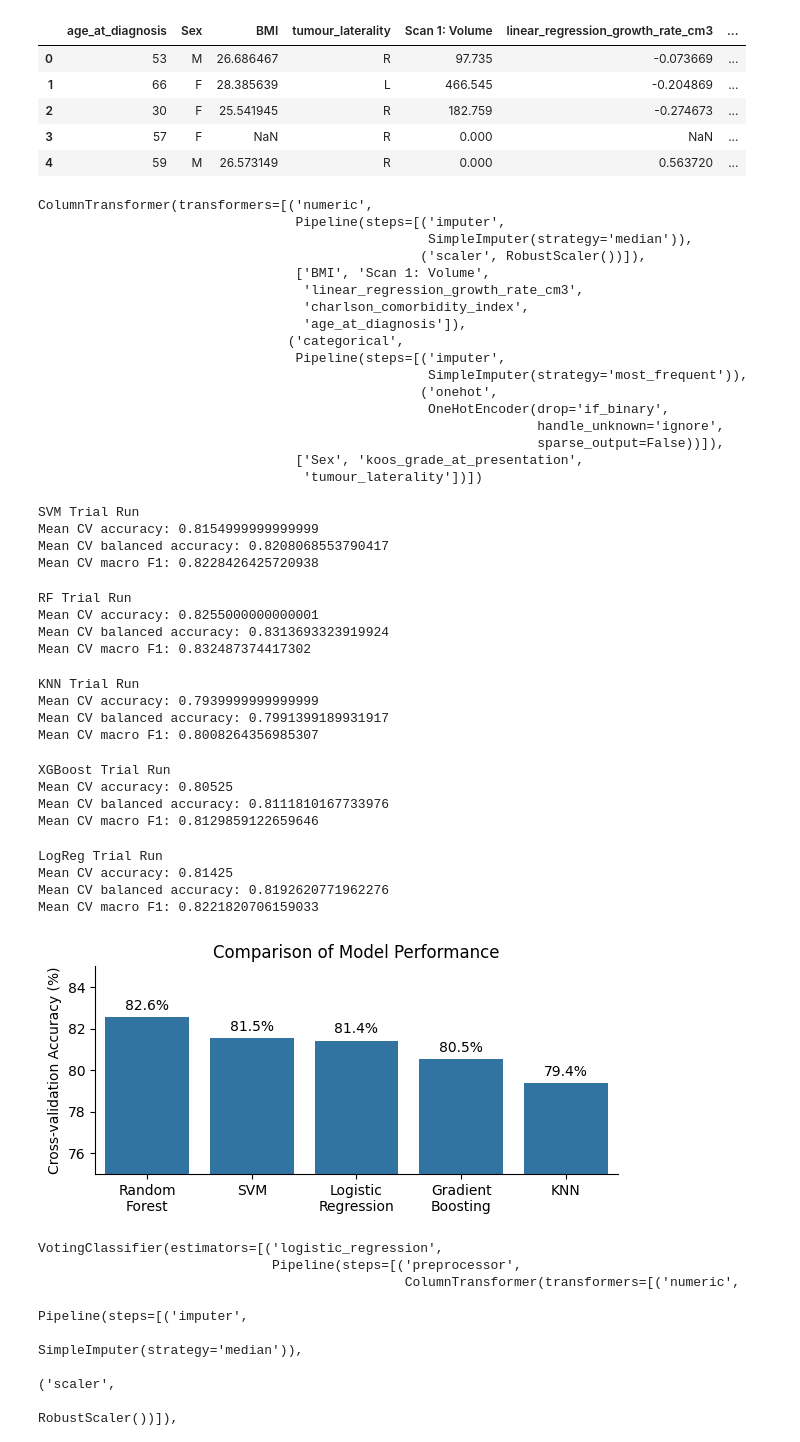
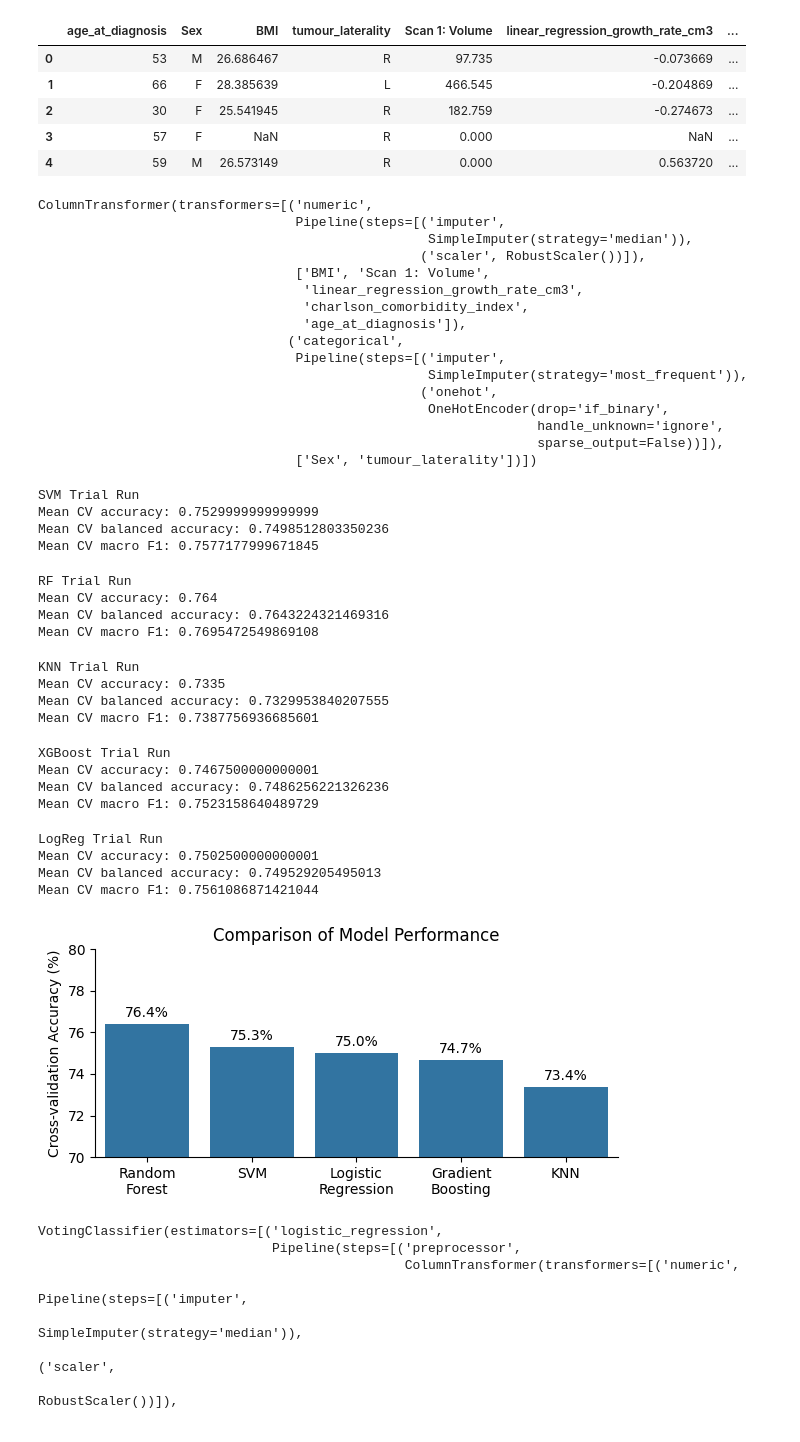
Before and after one commit to simonwilliams32/MRI_project, a Jupyter notebook: notebooks/SW_predicting_management_ensemble_pipeline.ipynb, the cells around one changed output. Cells and saved outputs as stored; diff of their text form; code cells hidden in the pictures.

Commit message:
updated API for tabular data

```diff
--- a/notebooks/SW_predicting_management_ensemble_pipeline.ipynb
+++ b/notebooks/SW_predicting_management_ensemble_pipeline.ipynb
@@ -35,13 +35,13 @@ data.head()
 | 4 | 59 | M | 26.573149 | R | 0.000 | 0.563720 | ... |
 # %%
 #Train test split
-X = data.drop(columns=["Management"])
+X = data[['BMI', 'tumour_laterality', 'age_at_diagnosis', 'Sex', 'Scan 1: Volume', 'linear_regression_growth_rate_cm3', 'charlson_comorbidity_index']]
 y = data["Management"]
 X_train, X_test, y_train, y_test = train_test_split(X, y, test_size=0.2, random_state=42)
 # %%
 #BASELINE PREPROC PIPELINE
 numeric_cols = ["BMI", "Scan 1: Volume", "linear_regression_growth_rate_cm3", "charlson_comorbidity_index", "age_at_diagnosis"]
-categorical_cols = ["Sex", "koos_grade_at_presentation", "tumour_laterality"]
+categorical_cols = ["Sex", "tumour_laterality"]
 
 numeric_pipeline = Pipeline([
     ("imputer", SimpleImputer(strategy="median")),
@@ -84,8 +84,7 @@ ColumnTransformer(transformers=[('numeric',
                                                   OneHotEncoder(drop='if_binary',
                                                                 handle_unknown='ignore',
                                                                 sparse_output=False))]),
-                                 ['Sex', 'koos_grade_at_presentation',
-                                  'tumour_laterality'])])
+                                 ['Sex', 'tumour_laterality'])])
 # %%
 #SVM
 svm_pipeline = Pipeline([
@@ -117,9 +116,9 @@ print("Mean CV balanced accuracy:", svm_cv_results["test_balanced_accuracy"].mea
 print("Mean CV macro F1:", svm_cv_results["test_f1_macro"].mean())
 # %% [output]
 SVM Trial Run
-Mean CV accuracy: 0.8154999999999999
-Mean CV balanced accuracy: 0.8208068553790417
-Mean CV macro F1: 0.8228426425720938
+Mean CV accuracy: 0.7529999999999999
+Mean CV balanced accuracy: 0.7498512803350236
+Mean CV macro F1: 0.7577177999671845
 # %%
 #Random Forrest (note - hyperparameters have been gridsearched)
 RF_pipeline = Pipeline([
@@ -151,9 +150,9 @@ print("Mean CV balanced accuracy:", RF_cv_results["test_balanced_accuracy"].mean
 print("Mean CV macro F1:", RF_cv_results["test_f1_macro"].mean())
 # %% [output]
 RF Trial Run
-Mean CV accuracy: 0.8255000000000001
-Mean CV balanced accuracy: 0.8313693323919924
-Mean CV macro F1: 0.832487374417302
+Mean CV accuracy: 0.764
+Mean CV balanced accuracy: 0.7643224321469316
+Mean CV macro F1: 0.7695472549869108
 # %%
 #K Nearest Neighbour
 
@@ -182,9 +181,9 @@ print("Mean CV balanced accuracy:", knn_cv_results["test_balanced_accuracy"].mea
 print("Mean CV macro F1:", knn_cv_results["test_f1_macro"].mean())
 # %% [output]
 KNN Trial Run
-Mean CV accuracy: 0.7939999999999999
-Mean CV balanced accuracy: 0.7991399189931917
-Mean CV macro F1: 0.8008264356985307
+Mean CV accuracy: 0.7335
+Mean CV balanced accuracy: 0.7329953840207555
+Mean CV macro F1: 0.7387756936685601
 # %%
 #XGBoost
 
@@ -219,9 +218,9 @@ print("Mean CV balanced accuracy:", XGB_cv_results["test_balanced_accuracy"].mea
 print("Mean CV macro F1:", XGB_cv_results["test_f1_macro"].mean())
 # %% [output]
 XGBoost Trial Run
-Mean CV accuracy: 0.80525
-Mean CV balanced accuracy: 0.8111810167733976
-Mean CV macro F1: 0.8129859122659646
+Mean CV accuracy: 0.7467500000000001
+Mean CV balanced accuracy: 0.7486256221326236
+Mean CV macro F1: 0.7523158640489729
 # %%
 #LogReg (hyperparameter tuned C)
 
@@ -251,9 +250,9 @@ print("Mean CV balanced accuracy:", log_cv_results["test_balanced_accuracy"].mea
 print("Mean CV macro F1:", log_cv_results["test_f1_macro"].mean())
 # %% [output]
 LogReg Trial Run
-Mean CV accuracy: 0.81425
-Mean CV balanced accuracy: 0.8192620771962276
-Mean CV macro F1: 0.8221820706159033
+Mean CV accuracy: 0.7502500000000001
+Mean CV balanced accuracy: 0.749529205495013
+Mean CV macro F1: 0.7561086871421044
 # %%
 # Mean CV accuracies (convert to percentages)
 results = pd.DataFrame({
@@ -268,35 +267,35 @@ results = pd.DataFrame({
         log_cv_results["test_accuracy"].mean() * 100,
         svm_cv_results["test_accuracy"].mean() * 100,
         RF_cv_results["test_accuracy"].mean() * 100,
         knn_cv_results["test_accuracy"].mean() * 100,
         XGB_cv_results["test_accuracy"].mean() * 100
     ]
 })
 
 # Sort from best to worst
 results = results.sort_values("Accuracy", ascending=False)
 
 plt.figure(figsize=(6, 3))
 
 ax = sns.barplot(
     data=results,
     x="Model",
     y="Accuracy"
 )
 
 # Add accuracy labels above bars
 for container in ax.containers:
     ax.bar_label(container, fmt="%.1f%%", padding=3)
 
-plt.ylim(75, 85)
+plt.ylim(70, 80)
 plt.ylabel("Cross-validation Accuracy (%)")
 plt.xlabel("")
 plt.title("Comparison of Model Performance")
 sns.despine()
 plt.tight_layout()
 plt.show()
 # %% [output]
-[figure, old version]
+[figure, new version]
 # %%
 #Creating a stacked ensemble model pipeline that vote
 
```
Also changed, not shown: parts of 3 cells of this notebook, 6 other files.
